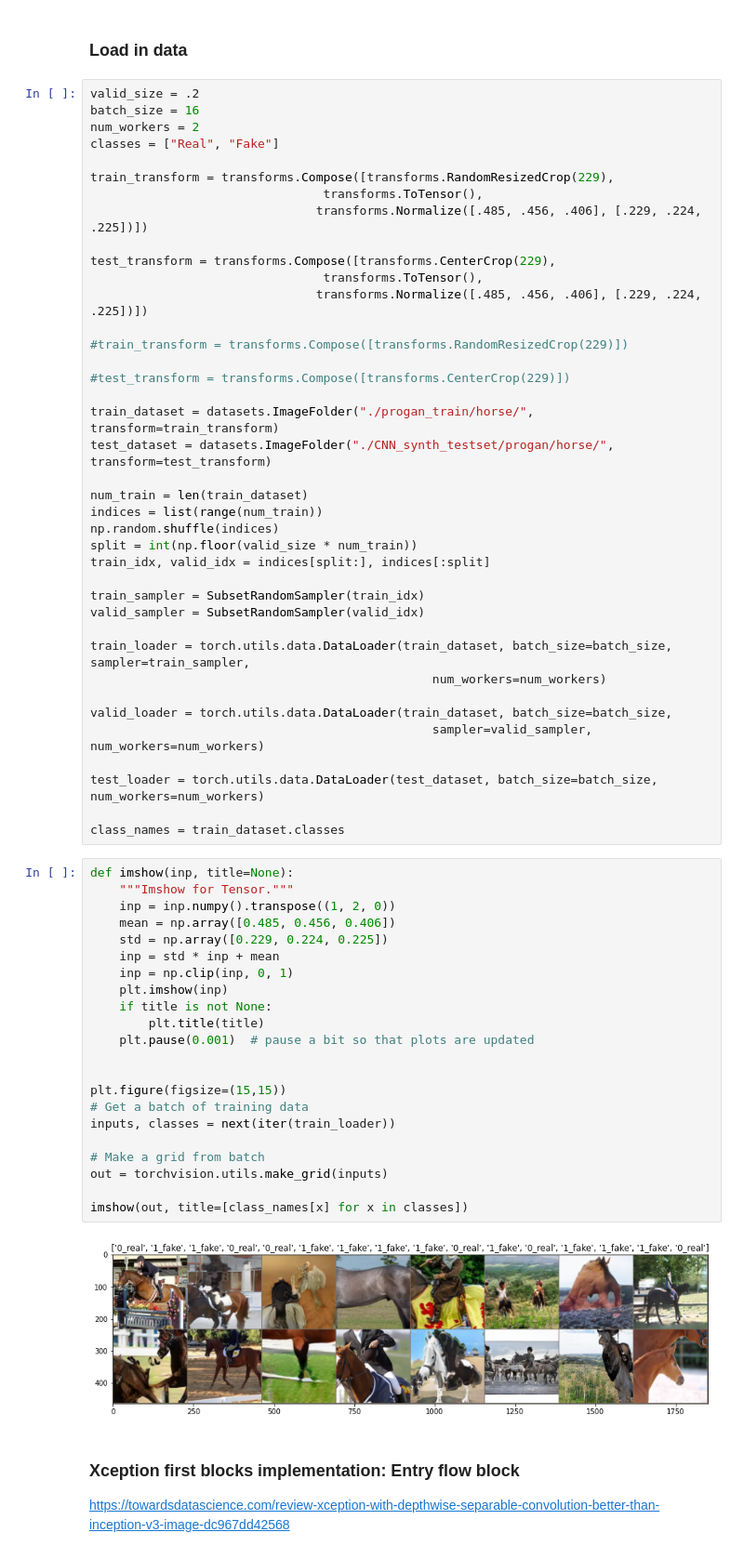
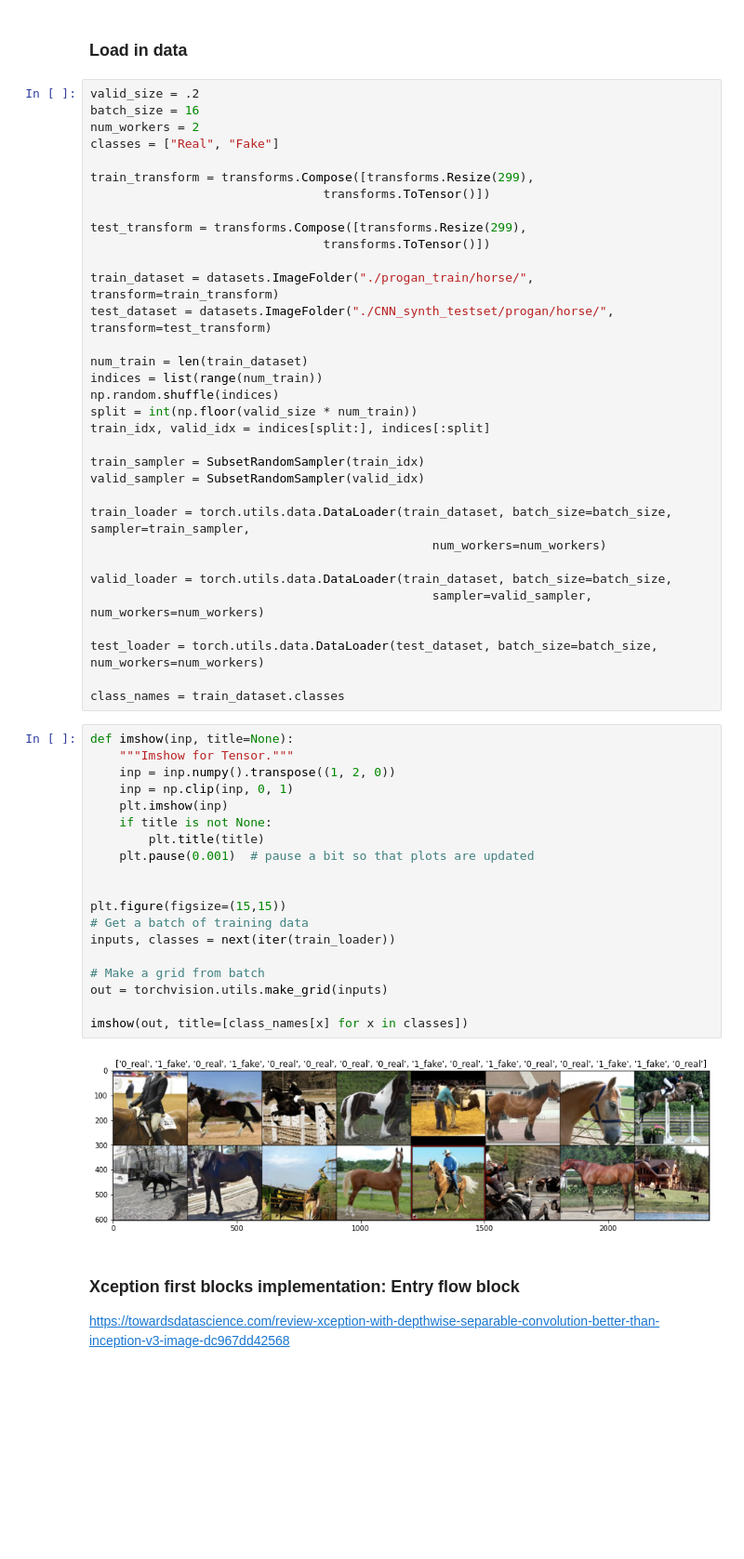
Before and after one commit to MinhNguyen99AI/DeepLearning523---Synthetic-Image-Detector-Assestment, a Jupyter notebook: PatchForensic.ipynb, the cells around one changed output. Shown at 93% size. Cells and saved outputs as stored; diff of their text form; blank space fills up the shorter version.

```diff
--- a/PatchForensic.ipynb
+++ b/PatchForensic.ipynb
@@ -35,17 +35,11 @@ batch_size = 16
 num_workers = 2
 classes = ["Real", "Fake"]
 
-train_transform = transforms.Compose([transforms.RandomResizedCrop(229),
-                                transforms.ToTensor(),
-                               transforms.Normalize([.485, .456, .406], [.229, .224, .225])])
+train_transform = transforms.Compose([transforms.Resize(299),
+                                transforms.ToTensor()])
 
-test_transform = transforms.Compose([transforms.CenterCrop(229),
-                                transforms.ToTensor(),
-                               transforms.Normalize([.485, .456, .406], [.229, .224, .225])])
-
-#train_transform = transforms.Compose([transforms.RandomResizedCrop(229)])
-
-#test_transform = transforms.Compose([transforms.CenterCrop(229)])
+test_transform = transforms.Compose([transforms.Resize(299),
+                                transforms.ToTensor()])
 
 train_dataset = datasets.ImageFolder("./progan_train/horse/", transform=train_transform)
 test_dataset = datasets.ImageFolder("./CNN_synth_testset/progan/horse/", transform=test_transform)
@@ -71,27 +65,24 @@ class_names = train_dataset.classes
 # %%
 def imshow(inp, title=None):
     """Imshow for Tensor."""
     inp = inp.numpy().transpose((1, 2, 0))
-    mean = np.array([0.485, 0.456, 0.406])
-    std = np.array([0.229, 0.224, 0.225])
-    inp = std * inp + mean
     inp = np.clip(inp, 0, 1)
     plt.imshow(inp)
     if title is not None:
         plt.title(title)
     plt.pause(0.001)  # pause a bit so that plots are updated
 
 
 plt.figure(figsize=(15,15))
 # Get a batch of training data
 inputs, classes = next(iter(train_loader))
 
 # Make a grid from batch
 out = torchvision.utils.make_grid(inputs)
 
 imshow(out, title=[class_names[x] for x in classes])
 # %% [output]
-[figure, old version]
+[figure, new version]
 # %% [markdown]
 ### Xception first blocks implementation: Entry flow block ###
 
```
Also changed, not shown: parts of 9 cells of this notebook.
